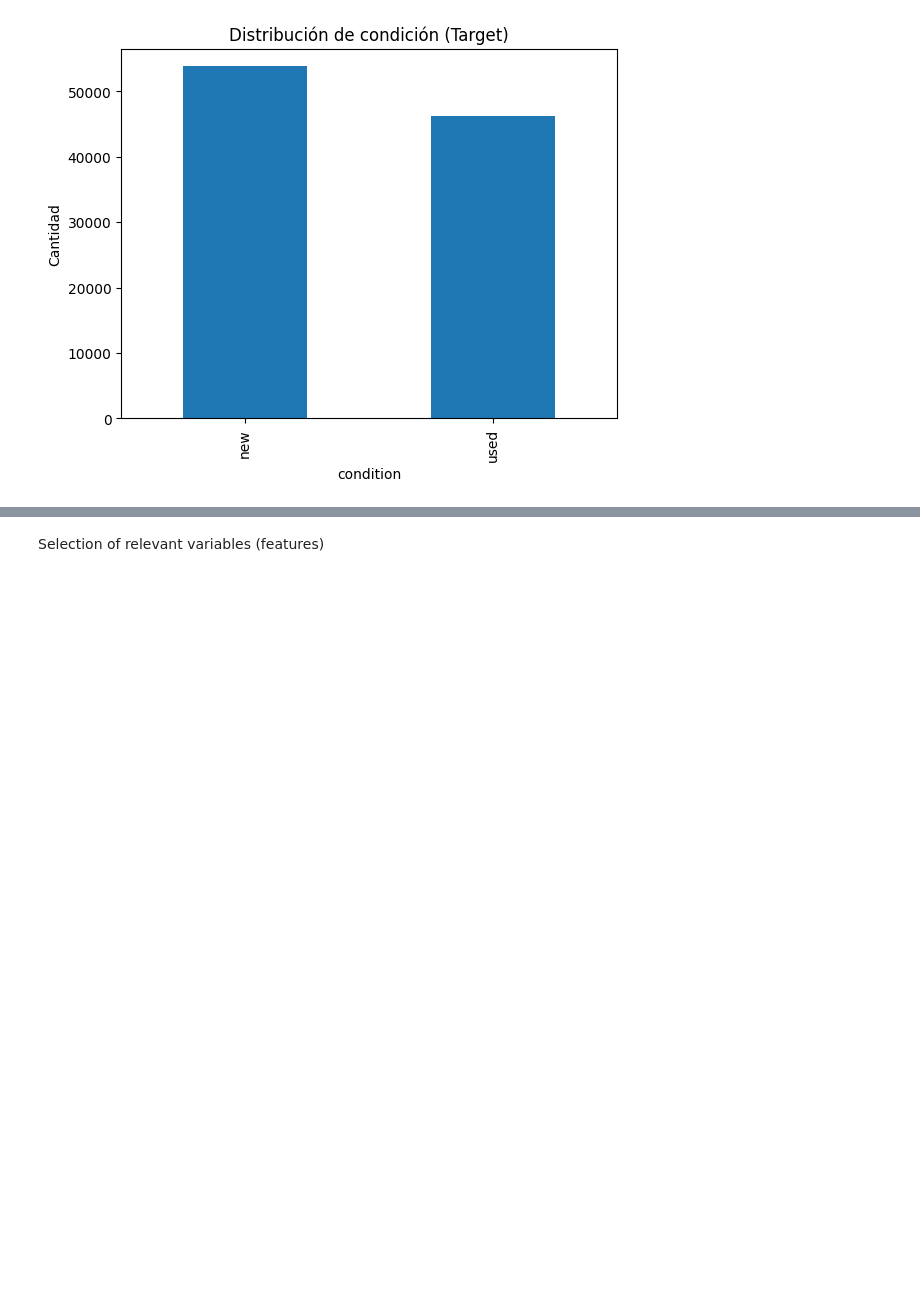
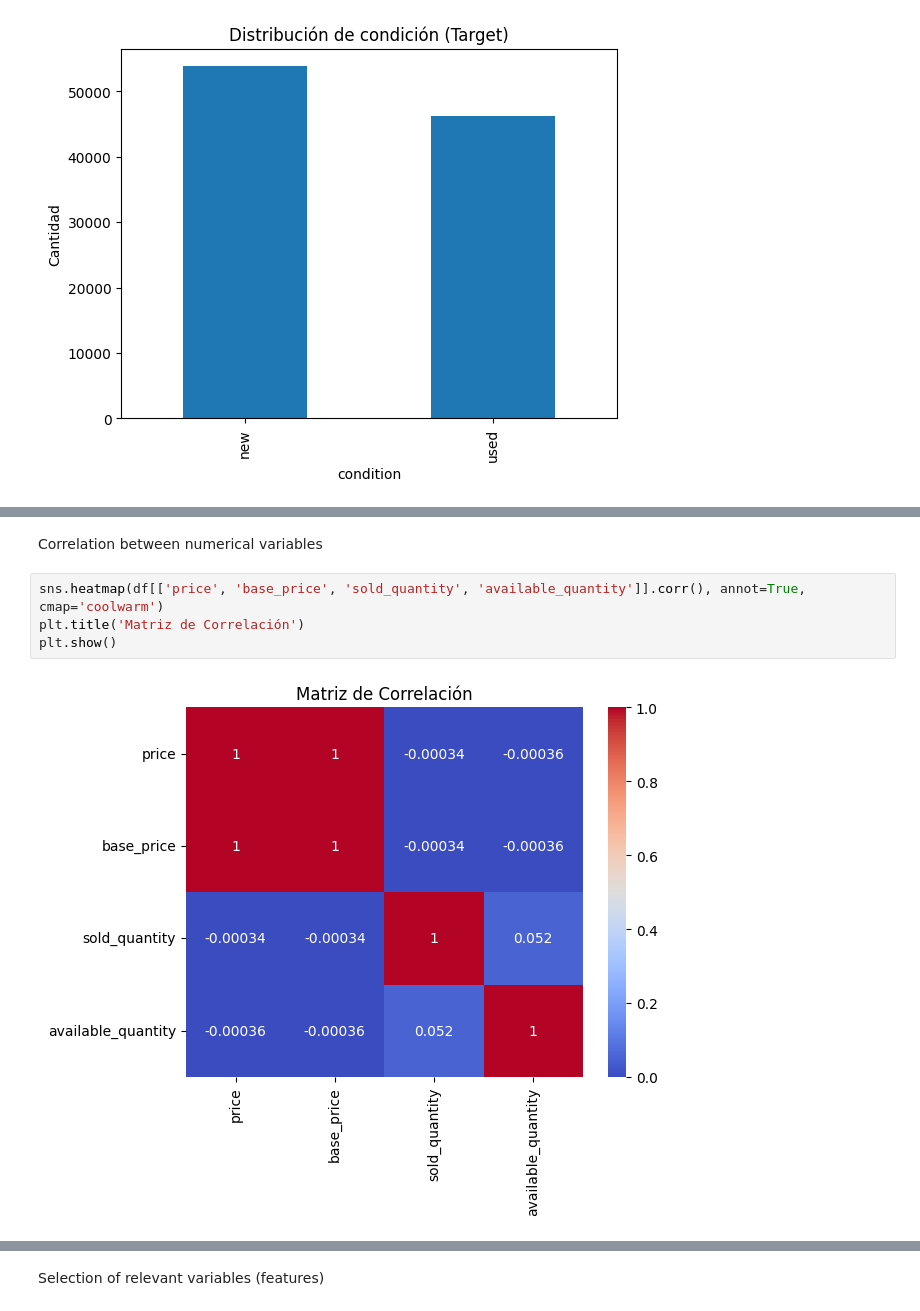
Before and after one commit to isabellaperezcav/Exercise-in-class---ML, a Jupyter notebook: notebooks/001_EDA.ipynb, the cells around one changed output, grey strips where cells are left out. Drawn from its saved outputs; the diff is of its cells as text; blank space fills up the shorter version.

```diff
--- a/notebooks/001_EDA.ipynb
+++ b/notebooks/001_EDA.ipynb
@@ -66,0 +97,8 @@ df['condition'].value_counts().plot(kind='bar', title='Distribución de condici
+# %% [markdown]
+Correlation between numerical variables
+# %%
+sns.heatmap(df[['price', 'base_price', 'sold_quantity', 'available_quantity']].corr(), annot=True, cmap='coolwarm')
+plt.title('Matriz de Correlación')
+plt.show()
+# %% [output]
+[figure, added]
```
Also changed, not shown: parts of 14 cells of this notebook.
